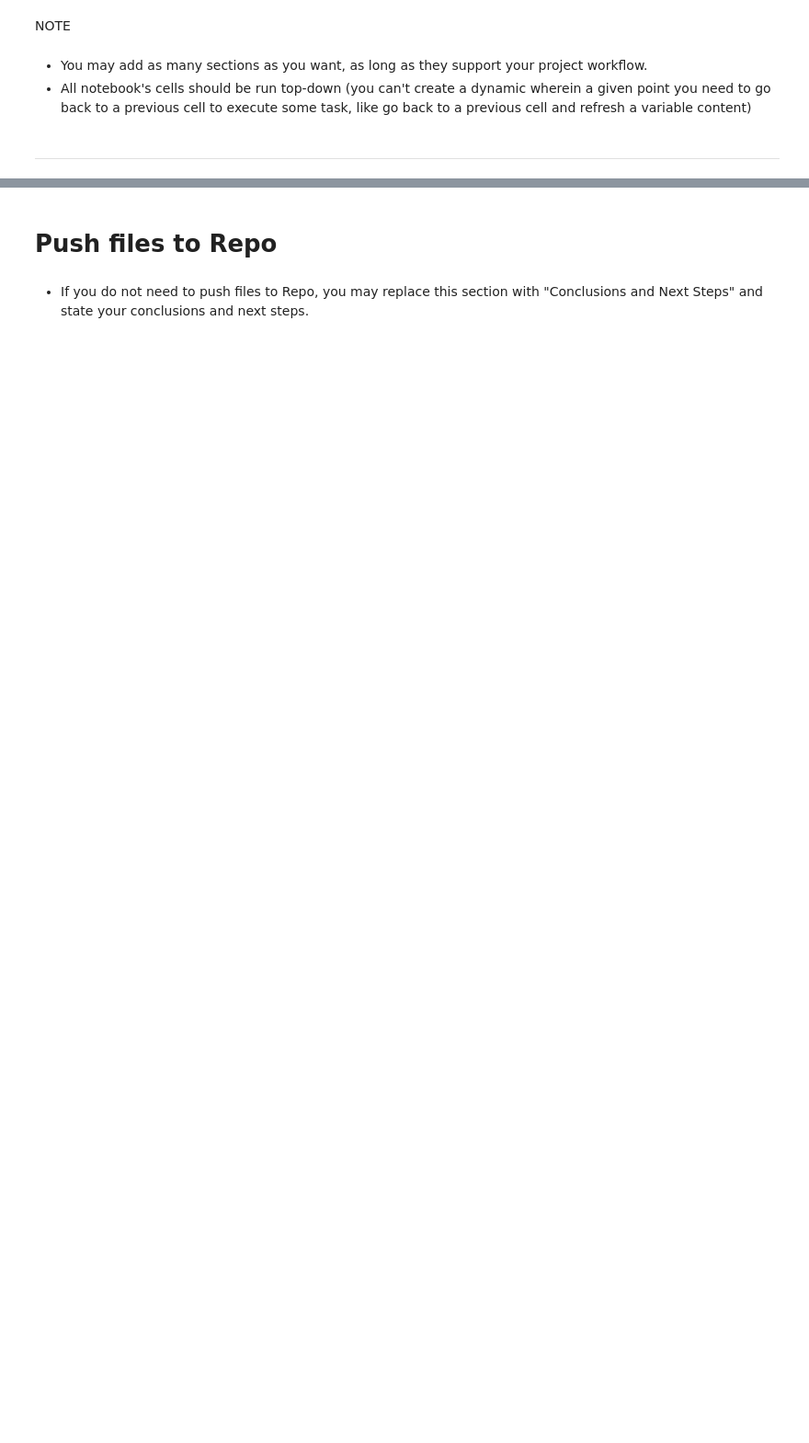
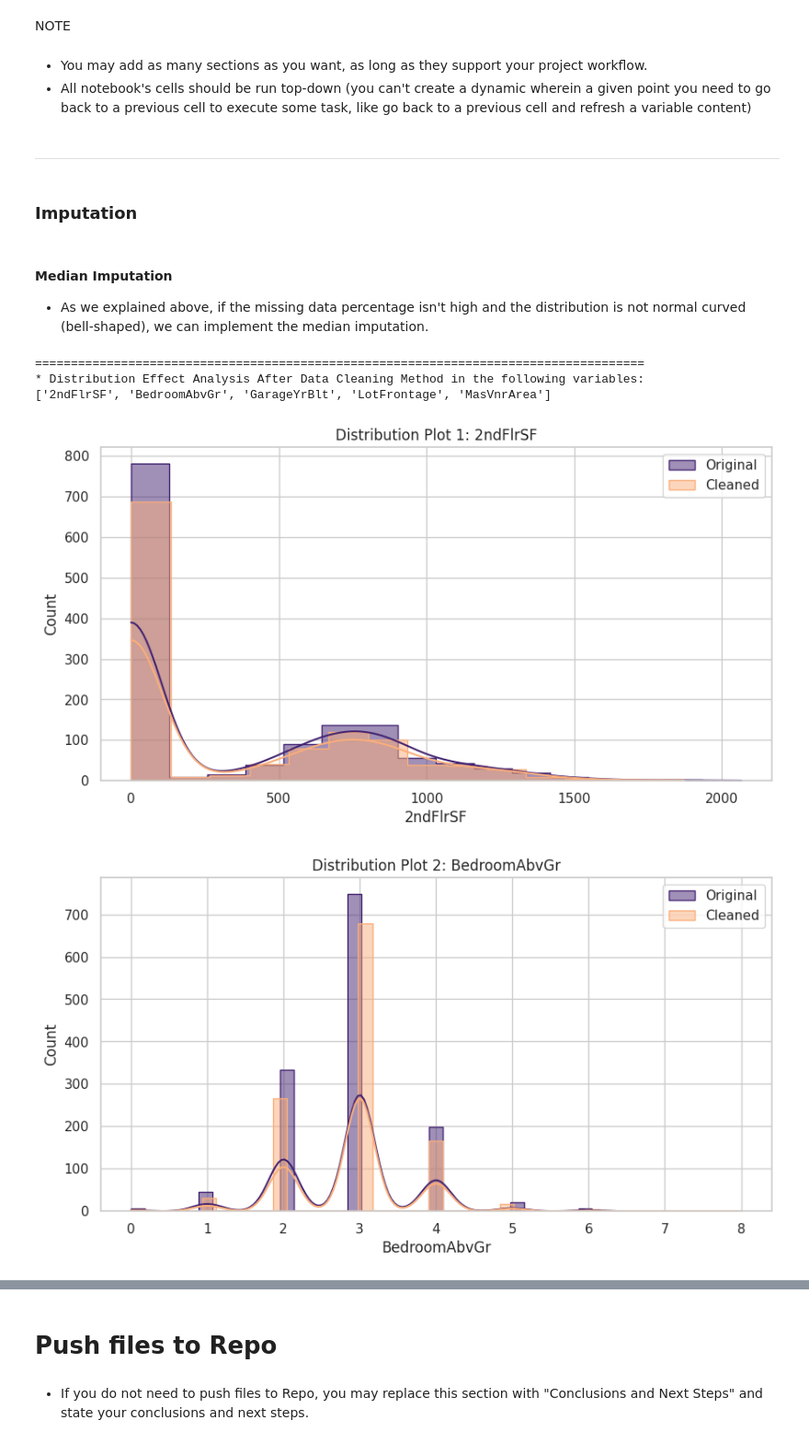
Before and after one commit to aksurcos/P5-Heritage-Housing, a Jupyter notebook: jupyter_notebooks/03_data_cleaning.ipynb, the cells around one changed output, grey strips where cells are left out. Shown at 92% size. Cells and saved outputs as stored; diff of their text form; code cells hidden in the pictures; blank space fills up the shorter version.

Commit message:
imputation finished, clean datasets created, train and test sets splitted

```diff
--- a/jupyter_notebooks/03_data_cleaning.ipynb
+++ b/jupyter_notebooks/03_data_cleaning.ipynb
@@ -160,10 +158,10 @@ def DataCleaningEffect(df_original,df_cleaned,variables_applied_with_method):
 
     for var in set_of_variables:
       if var in categorical_variables:  # it is categorical variable: barplot
-
-        df1 = pd.DataFrame({"Type":"Original","Value":df_original[var]})
-        df2 = pd.DataFrame({"Type":"Cleaned","Value":df_cleaned[var]})
-        dfAux = pd.concat([df1, df2], axis=0)
+        # I was getting index error so I've added some to reset index when creating dataframe
+        df1 = pd.DataFrame({"Type":"Original","Value":df_original[var]}).reset_index(drop=True)
+        df2 = pd.DataFrame({"Type":"Cleaned","Value":df_cleaned[var]}).reset_index(drop=True)
+        dfAux = pd.concat([df1, df2], axis=0, ignore_index=True) # ignore_index=True is added to solve index error.
         fig , axes = plt.subplots(figsize=(15, 5))
         sns.countplot(hue='Type', data=dfAux, x="Value",palette=['#432371',"#FAAE7B"])
         axes.set(title=f"Distribution Plot {flag_count}: {var}")
@@ -210,3 +238,32 @@ NOTE
 * All notebook's cells should be run top-down (you can't create a dynamic wherein a given point you need to go back to a previous cell to execute some task, like go back to a previous cell and refresh a variable content)
 # %% [markdown]
 ---
+# %% [markdown]
+### Imputation
+# %%
+from feature_engine.imputation import CategoricalImputer
+from feature_engine.imputation import MeanMedianImputer
+from feature_engine.selection import DropFeatures
+
+median_imp =  ['2ndFlrSF', 'BedroomAbvGr', 'GarageYrBlt', 'LotFrontage', 'MasVnrArea']
+dropped = ['EnclosedPorch', 'WoodDeckSF']
+cat_imp = ['BsmtFinType1', 'GarageFinish']
+# %% [markdown]
+#### Median Imputation
+
+- As we explained above, if the missing data percentage isn't high and the distribution is not normal curved (bell-shaped), we can implement the median imputation.
+# %%
+
+variables_method = median_imp
+imputer = MeanMedianImputer(imputation_method='median', variables=variables_method)
+df_method = imputer.fit_transform(TrainSet)
+
+DataCleaningEffect(df_original=house_prices_df,
+                   df_cleaned=df_method,
+                   variables_applied_with_method=variables_method)
+# %% [output]
+=====================================================================================
+* Distribution Effect Analysis After Data Cleaning Method in the following variables:
+['2ndFlrSF', 'BedroomAbvGr', 'GarageYrBlt', 'LotFrontage', 'MasVnrArea']
+[figure, added]
+[figure, added]
```
Also changed, not shown: parts of 25 cells of this notebook, 3 other files.
